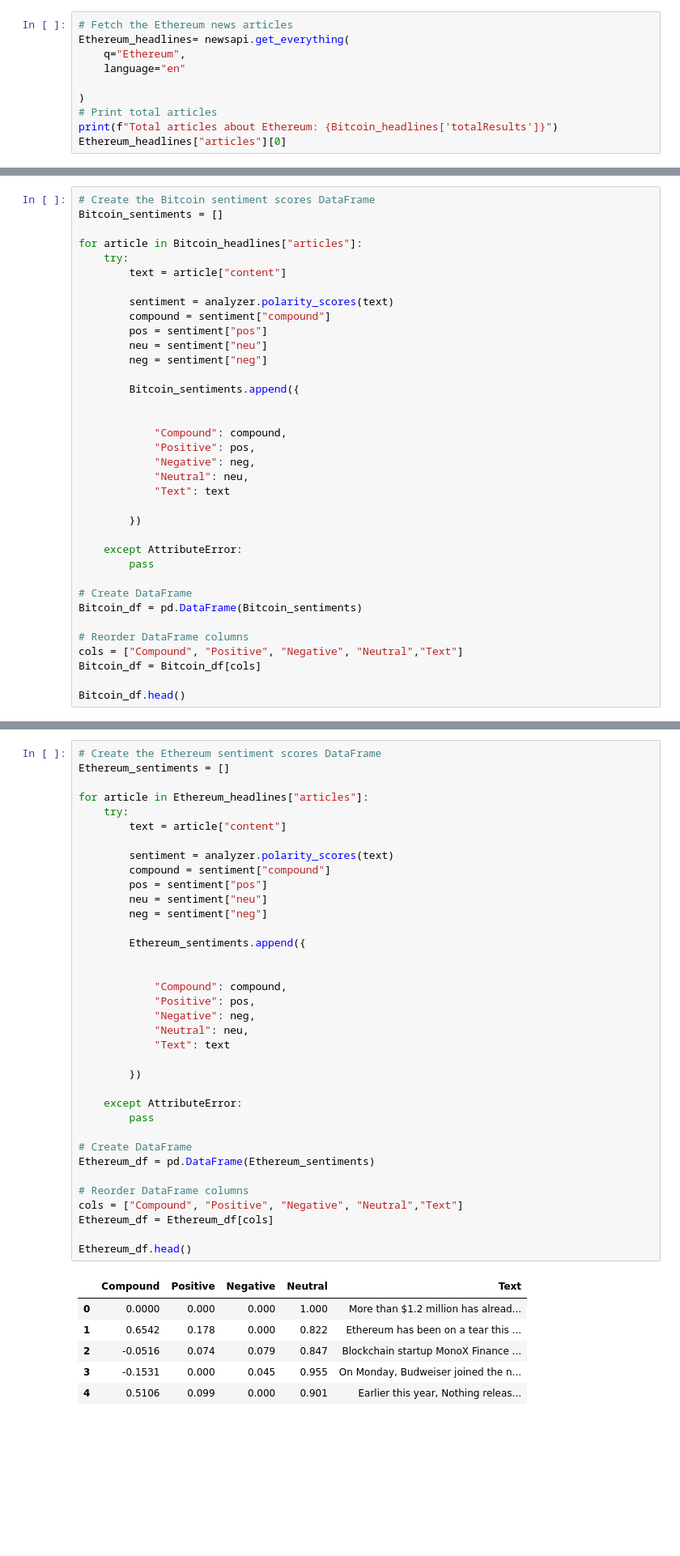
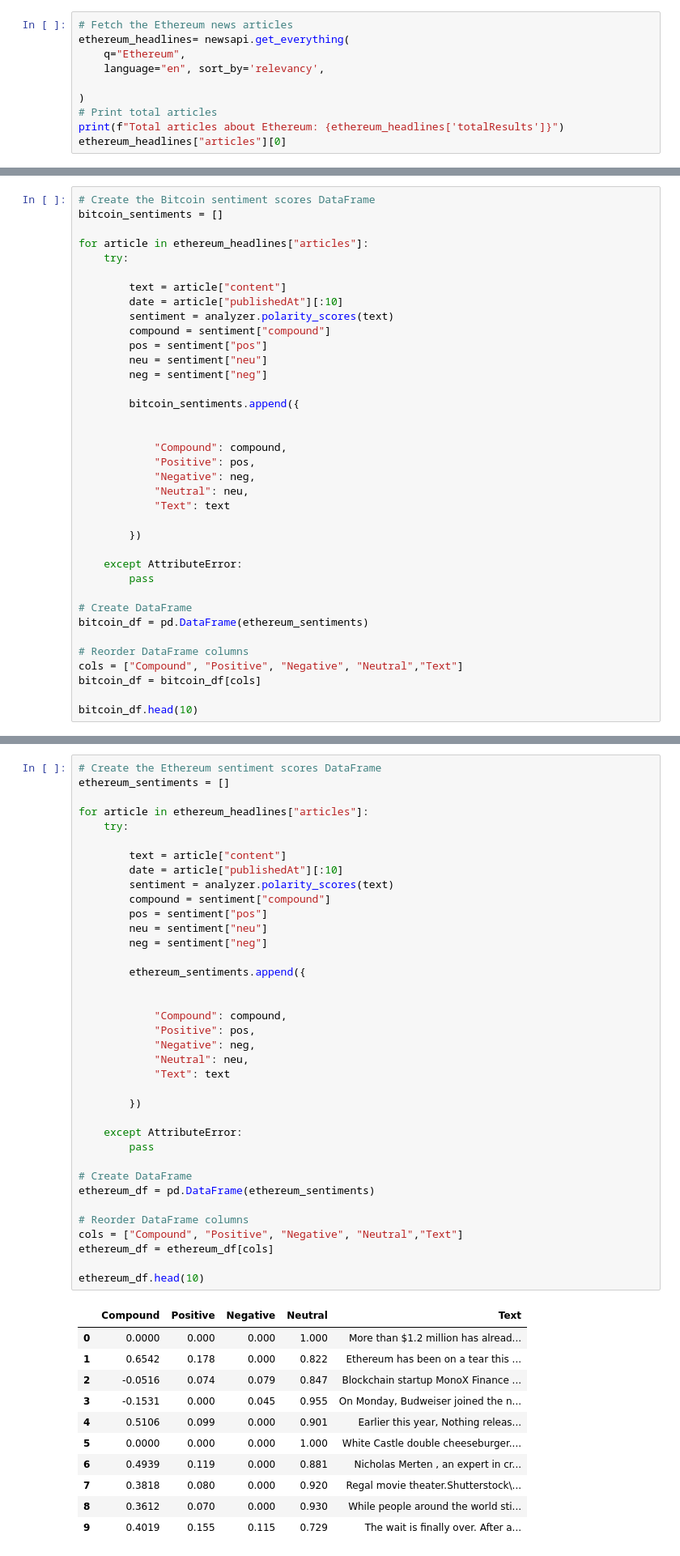
Before and after one commit to globalproweb/Unit12-Tales-from-the-Crypto, a Jupyter notebook: Starter_Code/crypto_sentiment.ipynb, the cells around one changed output, grey strips where cells are left out. Shown at 81% size. Cells and saved outputs as stored; diff of their text form; blank space fills up the shorter version.

```diff
--- a/Starter_Code/crypto_sentiment.ipynb
+++ b/Starter_Code/crypto_sentiment.ipynb
@@ -59,12 +58,12 @@ Total articles about Bitcoin: 7277
  'content': "Image source, AFP via Getty Images\r\nImage caption, Modi has has more than 70 million Twitter followers\r\nIndian Prime Minister Narendra Modi's Twitter account was hacked with a message ...
 # %%
 # Fetch the Ethereum news articles
-Ethereum_headlines= newsapi.get_everything(
+ethereum_headlines= newsapi.get_everything(
     q="Ethereum",
-    language="en"
+    language="en", sort_by='relevancy',
 
 )
 # Print total articles
-print(f"Total articles about Ethereum: {Bitcoin_headlines['totalResults']}")
-Ethereum_headlines["articles"][0]
+print(f"Total articles about Ethereum: {ethereum_headlines['totalResults']}")
+ethereum_headlines["articles"][0]
 # %% [output]
@@ -79,19 +78,20 @@ Total articles about Ethereum: 7277
  'content': 'More than $1.2 million has already been spent on gas fees\r\nOne of 13 remaining copies of the Official Edition of the Constitution.\r\nImage: Sothebys\r\nAs of last Thursday night, Const ...
 # %%
 # Create the Bitcoin sentiment scores DataFrame
-Bitcoin_sentiments = []
+bitcoin_sentiments = []
 
-for article in Bitcoin_headlines["articles"]:
+for article in ethereum_headlines["articles"]:
     try:
+
         text = article["content"]
-
+        date = article["publishedAt"][:10]
         sentiment = analyzer.polarity_scores(text)
         compound = sentiment["compound"]
         pos = sentiment["pos"]
         neu = sentiment["neu"]
         neg = sentiment["neg"]
 
-        Bitcoin_sentiments.append({
+        bitcoin_sentiments.append({
 
 
             "Compound": compound,
@@ -106,12 +106,12 @@ for article in Bitcoin_headlines["articles"]:
         pass
 
 # Create DataFrame
-Bitcoin_df = pd.DataFrame(Bitcoin_sentiments)
+bitcoin_df = pd.DataFrame(ethereum_sentiments)
 
 # Reorder DataFrame columns
 cols = ["Compound", "Positive", "Negative", "Neutral","Text"]
-Bitcoin_df = Bitcoin_df[cols]
+bitcoin_df = bitcoin_df[cols]
 
-Bitcoin_df.head()
+bitcoin_df.head(10)
 # %% [output]
 |  | Compound | Positive | Negative | Neutral | Text |
@@ -123,45 +128,51 @@ Bitcoin_df.head()
 # %%
 # Create the Ethereum sentiment scores DataFrame
-Ethereum_sentiments = []
+ethereum_sentiments = []
 
-for article in Ethereum_headlines["articles"]:
+for article in ethereum_headlines["articles"]:
     try:
+
         text = article["content"]
-
+        date = article["publishedAt"][:10]
         sentiment = analyzer.polarity_scores(text)
         compound = sentiment["compound"]
         pos = sentiment["pos"]
         neu = sentiment["neu"]
         neg = sentiment["neg"]
 
-        Ethereum_sentiments.append({
+        ethereum_sentiments.append({
 
 
             "Compound": compound,
             "Positive": pos,
             "Negative": neg,
             "Neutral": neu,
             "Text": text
 
         })
 
     except AttributeError:
         pass
 
 # Create DataFrame
-Ethereum_df = pd.DataFrame(Ethereum_sentiments)
+ethereum_df = pd.DataFrame(ethereum_sentiments)
 
 # Reorder DataFrame columns
 cols = ["Compound", "Positive", "Negative", "Neutral","Text"]
-Ethereum_df = Ethereum_df[cols]
+ethereum_df = ethereum_df[cols]
 
-Ethereum_df.head()
+ethereum_df.head(10)
 # %% [output]
 |  | Compound | Positive | Negative | Neutral | Text |
 | 0 | 0.0000 | 0.000 | 0.000 | 1.000 | More than $1.2 million has alread... |
 | 1 | 0.6542 | 0.178 | 0.000 | 0.822 | Ethereum has been on a tear this ... |
 | 2 | -0.0516 | 0.074 | 0.079 | 0.847 | Blockchain startup MonoX Finance ... |
 | 3 | -0.1531 | 0.000 | 0.045 | 0.955 | On Monday, Budweiser joined the n... |
 | 4 | 0.5106 | 0.099 | 0.000 | 0.901 | Earlier this year, Nothing releas... |
+| 5 | 0.0000 | 0.000 | 0.000 | 1.000 | White Castle double cheeseburger.... |
+| 6 | 0.4939 | 0.119 | 0.000 | 0.881 | Nicholas Merten , an expert in cr... |
+| 7 | 0.3818 | 0.080 | 0.000 | 0.920 | Regal movie theater.Shutterstock\... |
+| 8 | 0.3612 | 0.070 | 0.000 | 0.930 | While people around the world sti... |
+| 9 | 0.4019 | 0.155 | 0.115 | 0.729 | The wait is finally over. After a... |
 # %%
 # Describe the Bitcoin Sentiment
```
Also changed, not shown: parts of 32 cells of this notebook.
